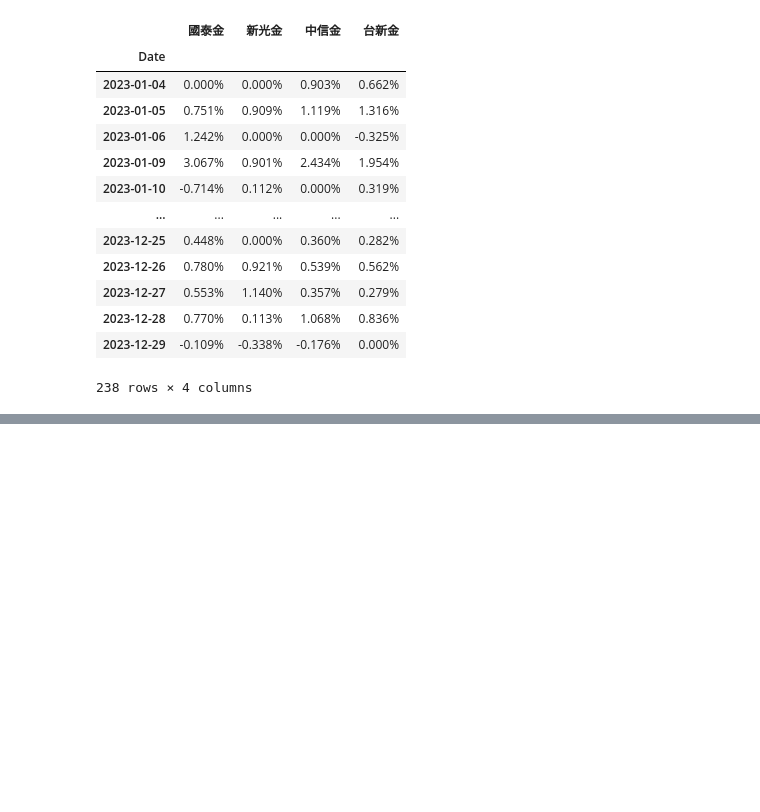
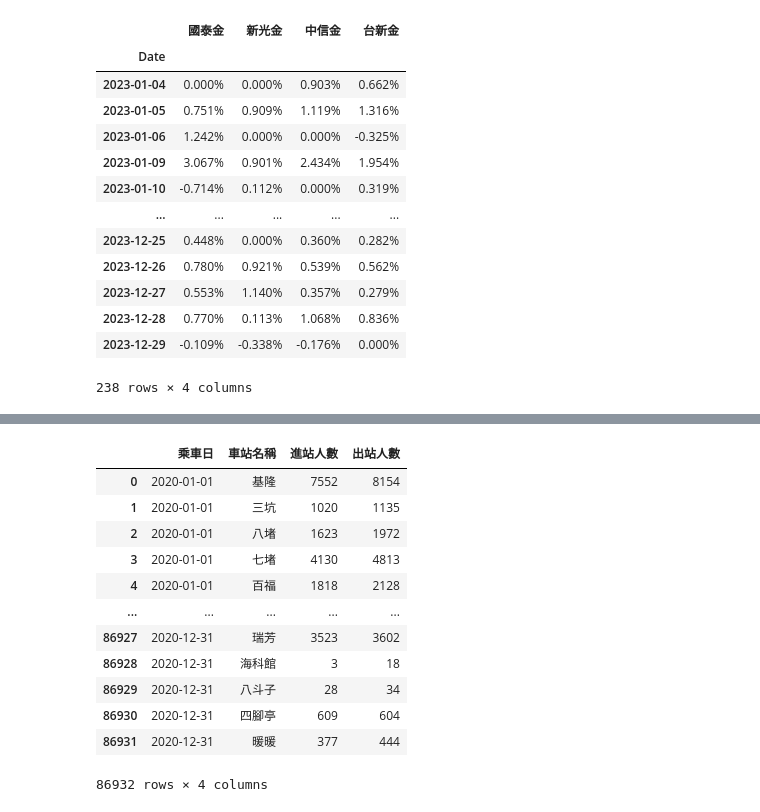
Before and after one commit to Oscar-Lee-20211298/__2024_07_29_AI_1_3_, a Jupyter notebook: lesson18.ipynb, the cells around one changed output, grey strips where cells are left out. Cells and saved outputs as stored; diff of their text form; code cells hidden in the pictures; blank space fills up the shorter version.

```diff
--- a/lesson18.ipynb
+++ b/lesson18.ipynb
@@ -254,0 +341,18 @@ scores_pd
+# %%
+import pandas as pd
+df3['乘車日'] = pd.to_datetime(df3['乘車日'].astype(str))
+df3
+# %% [output]
+|  | 乘車日 | 車站名稱 | 進站人數 | 出站人數 |
+| 0 | 2020-01-01 | 基隆 | 7552 | 8154 |
+| 1 | 2020-01-01 | 三坑 | 1020 | 1135 |
+| 2 | 2020-01-01 | 八堵 | 1623 | 1972 |
+| 3 | 2020-01-01 | 七堵 | 4130 | 4813 |
+| 4 | 2020-01-01 | 百福 | 1818 | 2128 |
+| ... | ... | ... | ... | ... |
+| 86927 | 2020-12-31 | 瑞芳 | 3523 | 3602 |
+| 86928 | 2020-12-31 | 海科館 | 3 | 18 |
+| 86929 | 2020-12-31 | 八斗子 | 28 | 34 |
+| 86930 | 2020-12-31 | 四腳亭 | 609 | 604 |
+| 86931 | 2020-12-31 | 暖暖 | 377 | 444 |
+86932 rows × 4 columns
```
Also changed, not shown: parts of 21 cells of this notebook, 2 other files.
